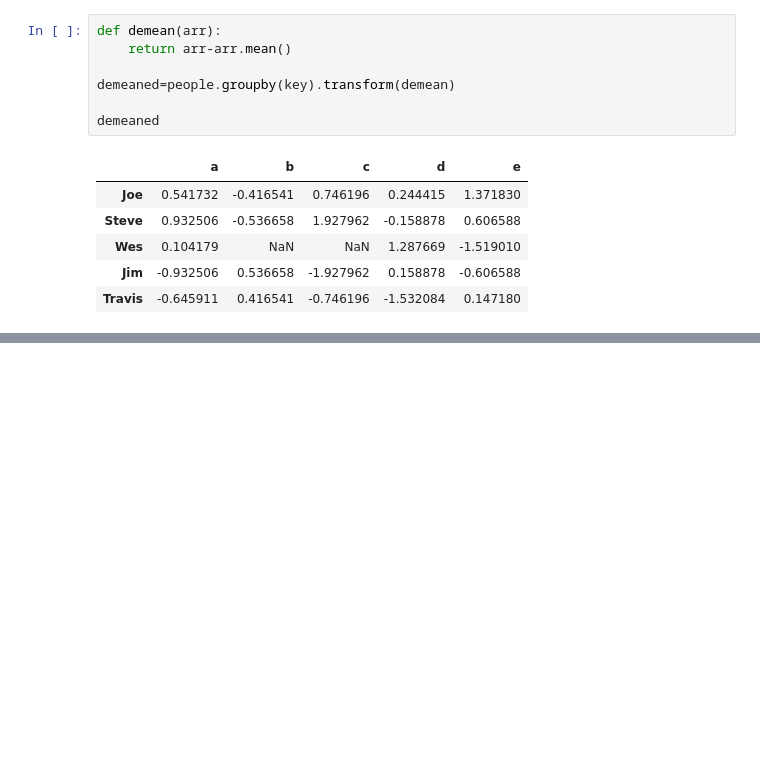
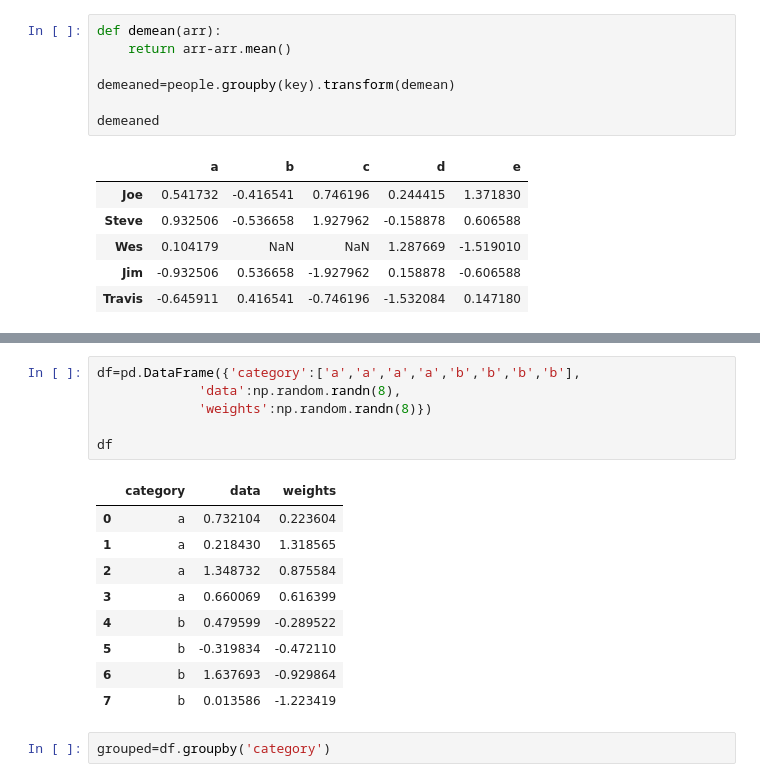
Before and after one commit to flybetter/handson_demo, a Jupyter notebook: data_analysis/data_matplotlib.ipynb, the cells around one changed output, grey strips where cells are left out. Drawn from its saved outputs; the diff is of its cells as text; blank space fills up the shorter version.

```diff
--- a/data_analysis/data_matplotlib.ipynb
+++ b/data_analysis/data_matplotlib.ipynb
@@ -410,0 +508,18 @@ demeaned
+# %%
+df=pd.DataFrame({'category':['a','a','a','a','b','b','b','b'],
+             'data':np.random.randn(8),
+             'weights':np.random.randn(8)})
+
+df
+# %% [output]
+|  | category | data | weights |
+| 0 | a | 0.732104 | 0.223604 |
+| 1 | a | 0.218430 | 1.318565 |
+| 2 | a | 1.348732 | 0.875584 |
+| 3 | a | 0.660069 | 0.616399 |
+| 4 | b | 0.479599 | -0.289522 |
+| 5 | b | -0.319834 | -0.472110 |
+| 6 | b | 1.637693 | -0.929864 |
+| 7 | b | 0.013586 | -1.223419 |
+# %%
+grouped=df.groupby('category')
```
Also changed, not shown: parts of 9 cells of this notebook.
